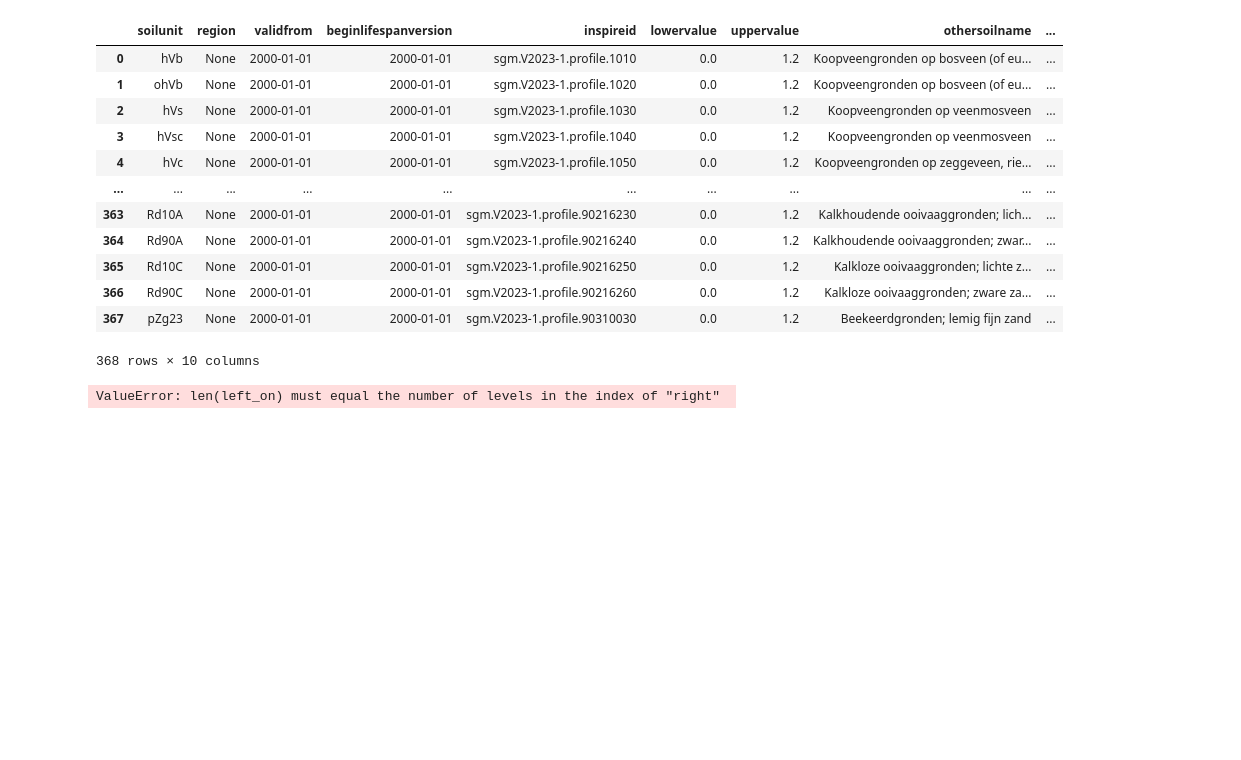
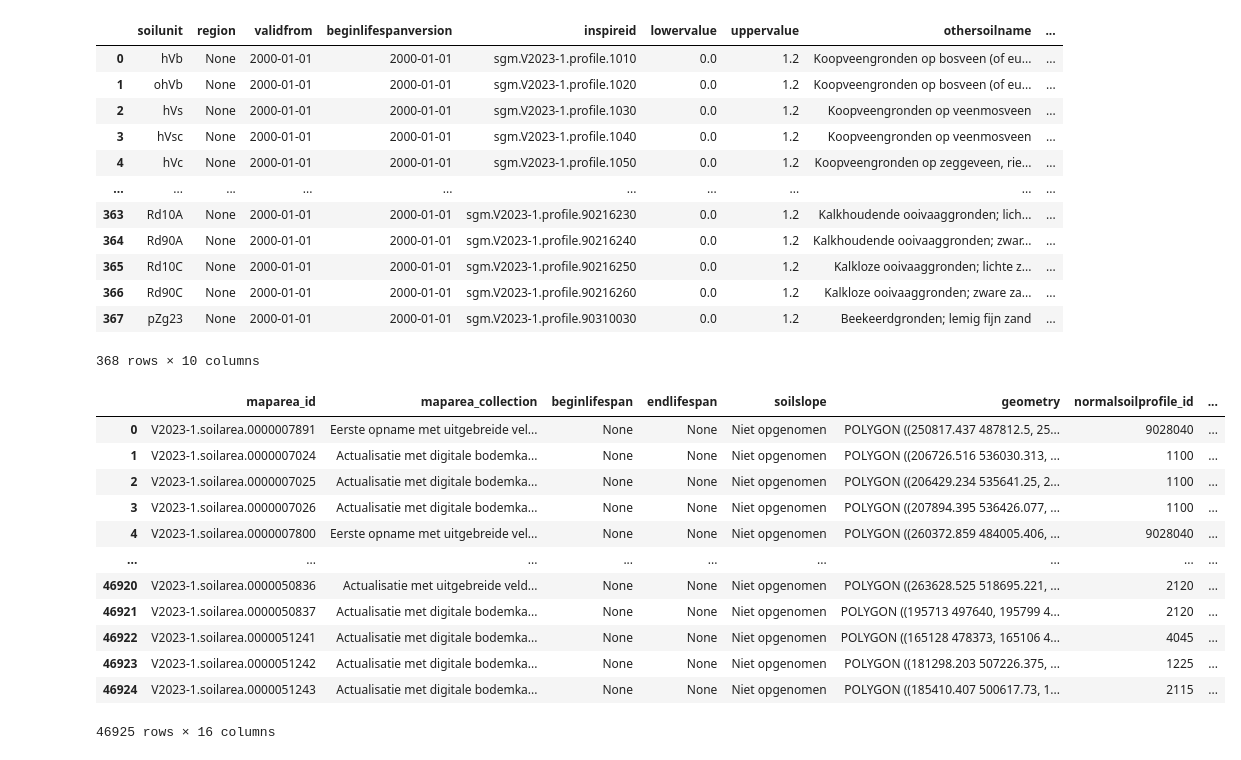
Before and after one commit to ramiqcom/hack4good-biodiversity, a Jupyter notebook: notebook/soil.ipynb, the cells around one changed output. Cells and saved outputs as stored; diff of their text form; code cells hidden in the pictures; blank space fills up the shorter version.

```diff
--- a/notebook/soil.ipynb
+++ b/notebook/soil.ipynb
@@ -55,7 +54,9 @@ Sterk opgehoogd terrein;Terp;Sterk ge-egaliseerd;Sterk verwerkt terrein;Sterk af
 # %%
 # Inspire id
 soil_profile_info_inspire_id = soil_profile_info["inspireid"]
-soil_profile_id = list(map(lambda x: int(x.split('.')[-1]), soil_profile_info_inspire_id))
+soil_profile_id = list(
+    map(lambda x: int(x.split(".")[-1]), soil_profile_info_inspire_id)
+)
 soil_profile_info["normalsoilprofile_id"] = soil_profile_id
 soil_profile_info
 # %% [output]
@@ -75,11 +76,23 @@ soil_profile_info
 # %%
 # Soil area
 soil_area_profile = soil_area.merge(
     soil_profile, left_on="maparea_id", right_on="maparea_id"
 )
-soil_area_profile = soil_area_profile.join(
-    soil_profile_info, ["normalsoilprofile_id", "normalsoilprofile_id"]
+soil_area_profile = soil_area_profile.merge(
+    soil_profile_info, left_on="normalsoilprofile_id", right_on="normalsoilprofile_id"
 )
 soil_area_profile
 # %% [output]
+|  | maparea_id | maparea_collection | beginlifespan | endlifespan | soilslope | geometry | normalsoilprofile_id | ... |
+| 0 | V2023-1.soilarea.0000007891 | Eerste opname met uitgebreide vel... | None | None | Niet opgenomen | POLYGON ((250817.437 487812.5, 25... | 9028040 | ... |
+| 1 | V2023-1.soilarea.0000007024 | Actualisatie met digitale bodemka... | None | None | Niet opgenomen | POLYGON ((206726.516 536030.313, ... | 1100 | ... |
+| 2 | V2023-1.soilarea.0000007025 | Actualisatie met digitale bodemka... | None | None | Niet opgenomen | POLYGON ((206429.234 535641.25, 2... | 1100 | ... |
+| 3 | V2023-1.soilarea.0000007026 | Actualisatie met digitale bodemka... | None | None | Niet opgenomen | POLYGON ((207894.395 536426.077, ... | 1100 | ... |
+| 4 | V2023-1.soilarea.0000007800 | Eerste opname met uitgebreide vel... | None | None | Niet opgenomen | POLYGON ((260372.859 484005.406, ... | 9028040 | ... |
+| ... | ... | ... | ... | ... | ... | ... | ... | ... |
+| 46920 | V2023-1.soilarea.0000050836 | Actualisatie met uitgebreide veld... | None | None | Niet opgenomen | POLYGON ((263628.525 518695.221, ... | 2120 | ... |
+| 46921 | V2023-1.soilarea.0000050837 | Actualisatie met digitale bodemka... | None | None | Niet opgenomen | POLYGON ((195713 497640, 195799 4... | 2120 | ... |
+| 46922 | V2023-1.soilarea.0000051241 | Actualisatie met digitale bodemka... | None | None | Niet opgenomen | POLYGON ((165128 478373, 165106 4... | 4045 | ... |
+| 46923 | V2023-1.soilarea.0000051242 | Actualisatie met digitale bodemka... | None | None | Niet opgenomen | POLYGON ((181298.203 507226.375, ... | 1225 | ... |
+| 46924 | V2023-1.soilarea.0000051243 | Actualisatie met digitale bodemka... | None | None | Niet opgenomen | POLYGON ((185410.407 500617.73, 1... | 2115 | ... |
-ValueError: len(left_on) must equal the number of levels in the index of "right"
+46925 rows × 16 columns
```
Also changed, not shown: parts of 2 cells of this notebook, 2 other files.
